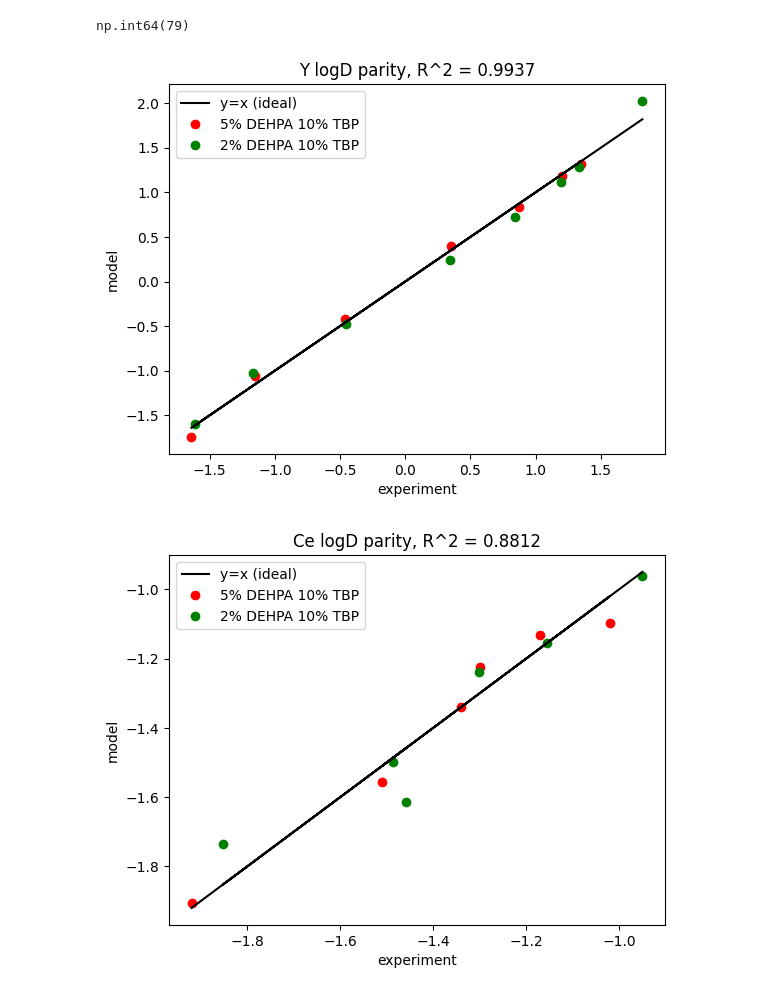
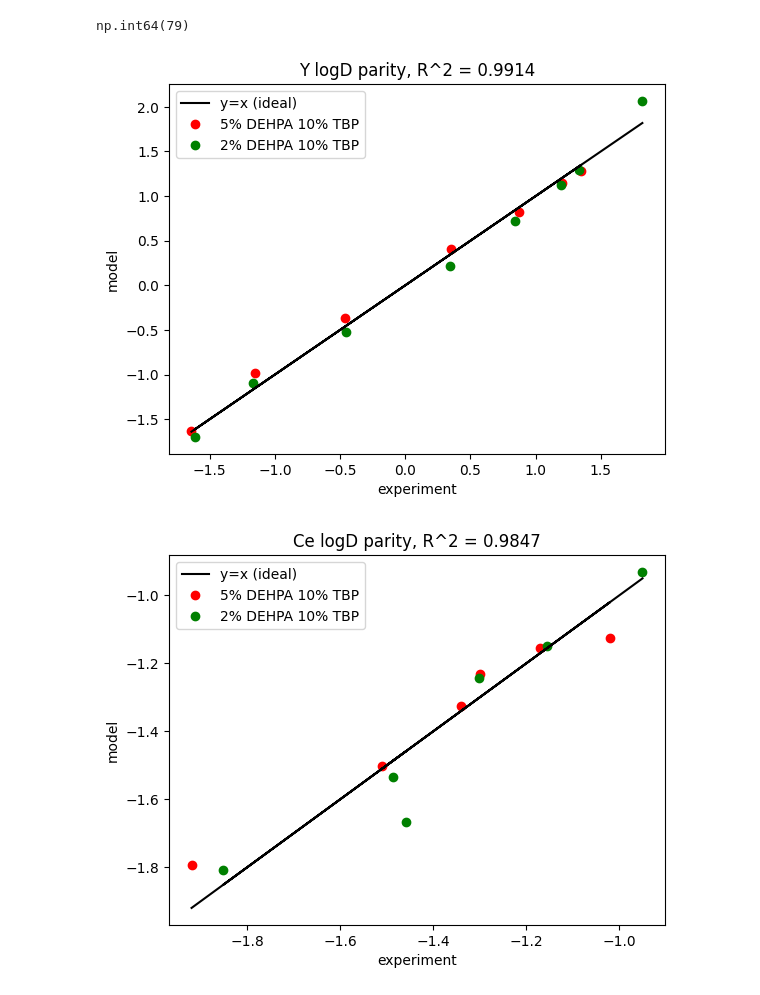
Before and after one commit to ArkoprabhoDasgupta/prommis, a Jupyter notebook: src/prommis/solvent_extraction/parm_est_model.ipynb, the cells around one changed output. Cells and saved outputs as stored; diff of their text form; code cells hidden in the pictures.

```diff
--- a/src/prommis/solvent_extraction/parm_est_model.ipynb
+++ b/src/prommis/solvent_extraction/parm_est_model.ipynb
@@ -3,7 +3,7 @@ import pandas as pd
 from idaes.core.solvers import get_solver
 from pyomo.environ import ConcreteModel, RangeSet, Var, log10, minimize
 # %%
-df = pd.read_excel("data for parmest.xlsx")
+df = pd.read_excel("data for parmest.xlsx", sheet_name = "Sheet1")
 index = df.shape[0]
 idx_list = RangeSet(0,index-1)
 print(df)
@@ -43,8 +43,13 @@ for i in idx_list:
 
 variable_list = [1,2]
 
-m.a = Var(variable_list, Element_list, initialize = 0.1)
-m.b = Var(variable_list, Element_list, initialize = 0.1)
+# m.a = Var(variable_list, Element_list, initialize = 0.1)
+# m.b = Var(variable_list, Element_list, initialize = 0.1)
+m.a = Var(variable_list, Element_list, initialize=0.1, bounds=lambda m, i, e: (0, None) if i == 2 else (None, None))
+m.b = Var(variable_list, Element_list, initialize=0.1, bounds=lambda m, i, e: (0, None) if i == 2 else (None, None))
+
+# for e in Element_list:
+#     m.b[2,e].set_lb(0)
 
 @m.Constraint(idx_list, Element_list)
 def logD_model_rule(m,i,e):
@@ -110,31 +115,33 @@ np.int64(79)
 # %%
 import matplotlib.pyplot as plt
 from sklearn.metrics import r2_score
 
 for e in Element_list:
-    x = [m.logD_exp[i, e].value for i in idx_list]
-    y = [m.logD_model[i, e].value for i in idx_list]
-    plt.plot(x, x, label='y=x (ideal)', color='black')
+    x = [m.logD_exp[i, e].value*df[f'w_{e}'][i] for i in idx_list]
+    y = [m.logD_model[i, e].value*df[f'w_{e}'][i] for i in idx_list]
+    x_ideal = [m.logD_exp[i, e].value for i in idx_list]
+    plt.plot(x_ideal, x_ideal, label='y=x (ideal)', linestyle='-', color='black')
     red_points = []
     green_points = []
     for i in idx_list:
         if df[f'w_{e}'][i] == 1:
-            if df['dosage'][i] == 5:
+            if 2 <df['dosage'][i] <5:
                 red_points.append(plt.scatter(x[i], y[i], color='red', label='5% DEHPA 10% TBP'))
-            if df['dosage'][i] == 2:
+            if df['dosage'][i] < 2:
                 green_points.append(plt.scatter(x[i], y[i], color='green', label='2% DEHPA 10% TBP'))
     plt.xlabel('experiment')
     plt.ylabel('model')
     plt.title(f"{e} logD parity, R^2 = {r2_score(x, y):.4f}")
+
     # Build legend handles/labels manually to avoid duplicates
     handles = [plt.Line2D([], [], color='black', label='y=x (ideal)')]
     if red_points:
         handles.append(plt.Line2D([], [], color='red', marker='o', linestyle='None', label='5% DEHPA 10% TBP'))
     if green_points:
         handles.append(plt.Line2D([], [], color='green', marker='o', linestyle='None', label='2% DEHPA 10% TBP'))
     labels = [h.get_label() for h in handles]
     plt.legend(handles, labels)
     plt.show()
 # %% [output]
-[figure, old version]
+[figure, new version]
-[figure, old version]
+[figure, new version]
```
Also changed, not shown: parts of 7 cells of this notebook, 10 other files.
